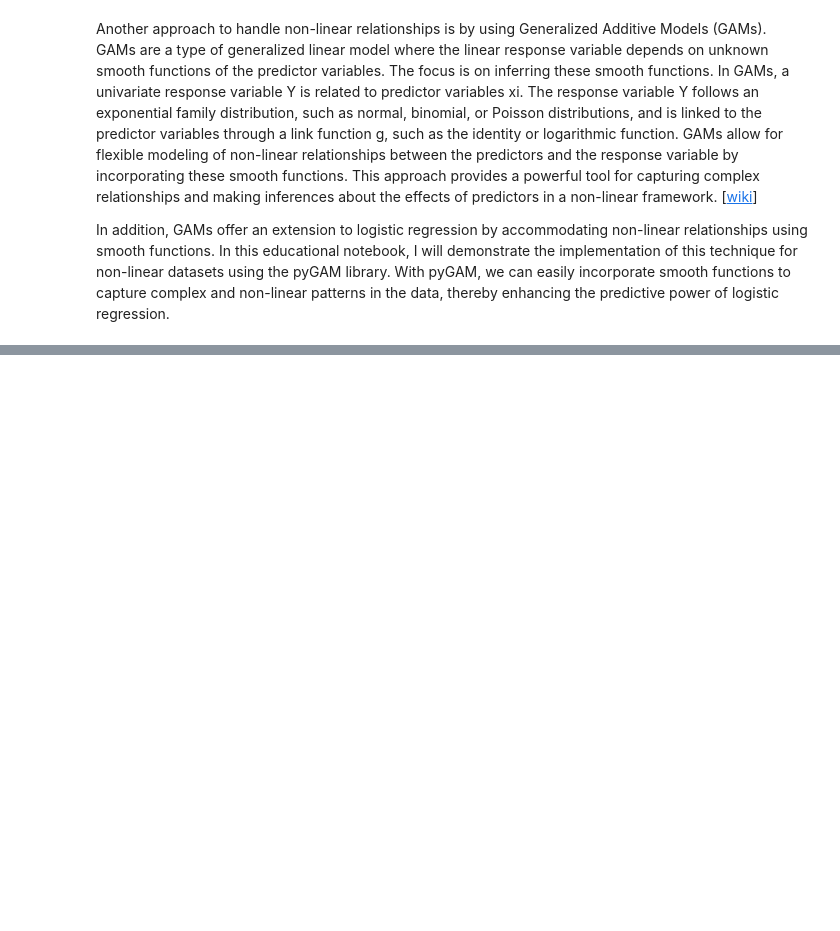
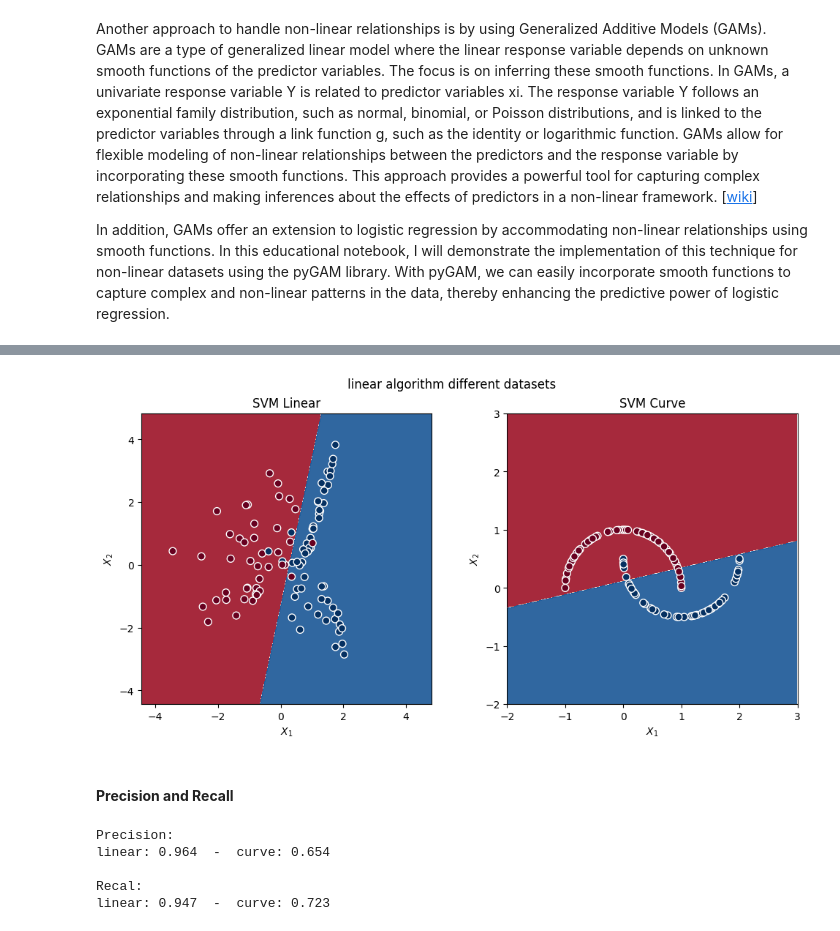
Before and after one commit to hooman-b/Machine_learning_assignments, a Jupyter notebook: Supervised_Learning/Fifth_Assignment/E_LR_SVM.ipynb, the cells around one changed output, grey strips where cells are left out. Saved outputs shown, nothing was run; the diff lists cells and outputs as text; code cells hidden in the pictures; blank space fills up the shorter version.

```diff
--- a/Supervised_Learning/Fifth_Assignment/E_LR_SVM.ipynb
+++ b/Supervised_Learning/Fifth_Assignment/E_LR_SVM.ipynb
@@ -572,0 +598,58 @@ Evaluation methods are essential for assessing the validity and reliability of c
+# %%
+fig, axes = plt.subplots(nrows=1, ncols=2, figsize=(10, 5), layout="constrained")
+
+fig.suptitle('linear algorithm different datasets')
+
+# flatten for easier manipulation
+axes.ravel()
+
+# logistic regression
+axes[0].contourf(xx_linear, yy_linear, svm_linear_pred, cmap=plt.cm.RdBu, alpha=0.9)
+axes[0].scatter(X_test_linear[:, 0], X_test_linear[:, 1], c=y_test_linear, edgecolor='white', linewidth=1, s=50, cmap=plt.cm.RdBu)
+axes[0].set(aspect='equal',
+           xlim=(X_linear.min() - 1, X_linear.max() + 1),
+           ylim=(X_linear.min() - 1, X_linear.max() + 1),
+           xlabel='$X_1$',
+           ylabel='$X_2$')
+axes[0].set_title('SVM Linear')
+
+# SVM
+axes[1].contourf(xx_curve, yy_curve, svm_curve_pred, cmap=plt.cm.RdBu, alpha=0.9)
+axes[1].scatter(X_test_curve[:, 0], X_test_curve[:, 1], c=y_test_curve, edgecolor='white', linewidth=1, s=50, cmap=plt.cm.RdBu)
+axes[1].set(aspect='equal',
+           xlim=(X_curve.min() - 1, X_curve.max() + 1),
+           ylim=(X_curve.min() - 1, X_curve.max() + 1),
+           xlabel='$X_1$',
+           ylabel='$X_2$')
+axes[1].set_title('SVM Curve')
+
+plt.show()
+# %% [output]
+[figure, added]
+# %% [markdown]
+#### **Precision and Recall**
+# %%
+from sklearn.metrics import precision_score, recall_score
+
+# Calculate precision and recall fol linear model
+# Predict using the trained model
+test_linear_pred = svm_linear.predict(X_test_linear)
+
+precision_linear = precision_score(y_test_linear, test_linear_pred)
+recall_linear = recall_score(y_test_linear, test_linear_pred)
+
+# Calculate precision and recall fol curve model
+# Predict using the trained model
+test_curve_pred = svm_linear.predict(X_test_curve)
+
+precision_curve = precision_score(y_test_curve, test_curve_pred)
+recall_curve = recall_score(y_test_curve, test_curve_pred)
+
+print(f'Precision:\nlinear: {precision_linear.round(3)}  -  curve: {precision_curve.round(3)}\n')
+print(f'Recal:\nlinear: {recall_linear.round(3)}  -  curve: {recall_curve.round(3)}\n')
+# %% [output]
+Precision:
+linear: 0.964  -  curve: 0.654
+
+Recal:
+linear: 0.947  -  curve: 0.723
```
Also changed, not shown: parts of 38 cells of this notebook.
